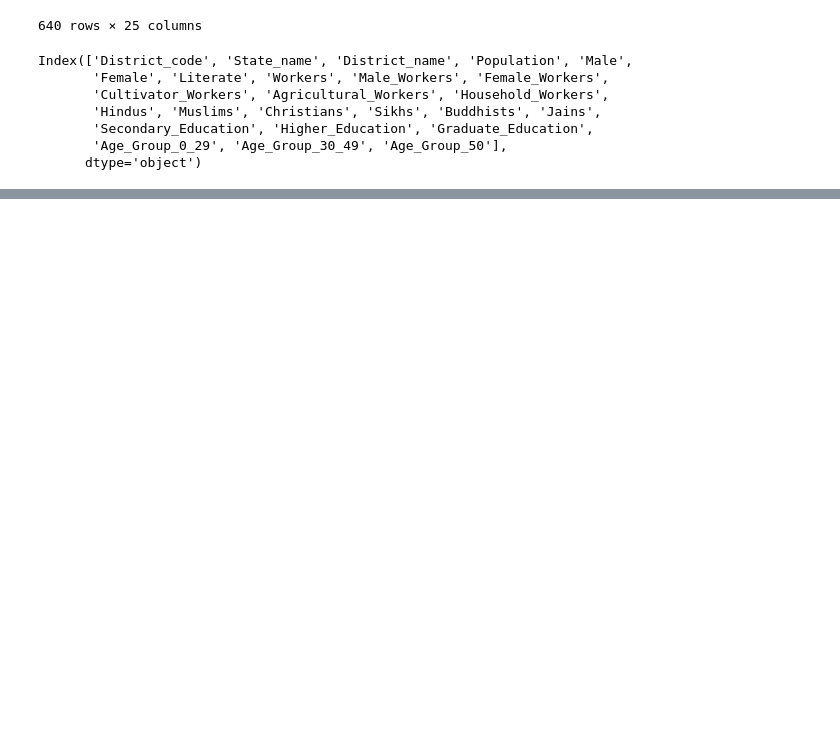
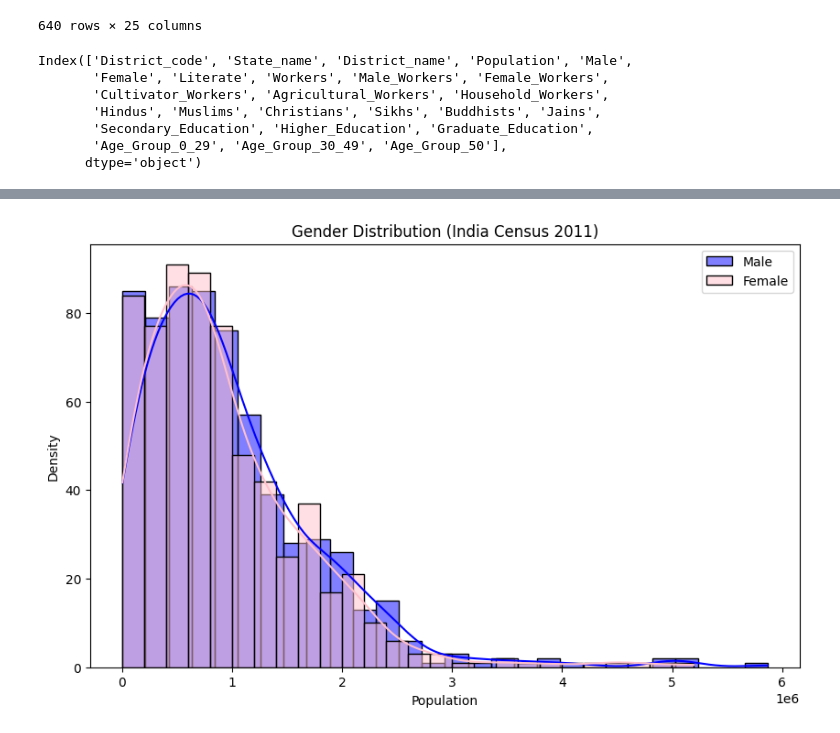
Before and after one commit to Tanay-Dwivedi/India-Census-Data-Analysis, a Jupyter notebook: india_census_data_analysis.ipynb, the cells around one changed output, grey strips where cells are left out. Cells and saved outputs as stored; diff of their text form; code cells hidden in the pictures; blank space fills up the shorter version.

```diff
--- a/india_census_data_analysis.ipynb
+++ b/india_census_data_analysis.ipynb
@@ -282,0 +302,13 @@ Index(['District_code', 'State_name', 'District_name', 'Population', 'Male',
+# %%
+# Gender Distribution across districts
+
+plt.figure(figsize=(10, 6))
+sb.histplot(data=df, x='Male', color='blue', label='Male', kde=True)
+sb.histplot(data=df, x='Female', color='pink', label='Female', kde=True)
+plt.title('Gender Distribution (India Census 2011)')
+plt.xlabel('Population')
+plt.ylabel('Density')
+plt.legend()
+plt.show()
+# %% [output]
+[figure, added]
```
Also changed, not shown: parts of 5 cells of this notebook.
